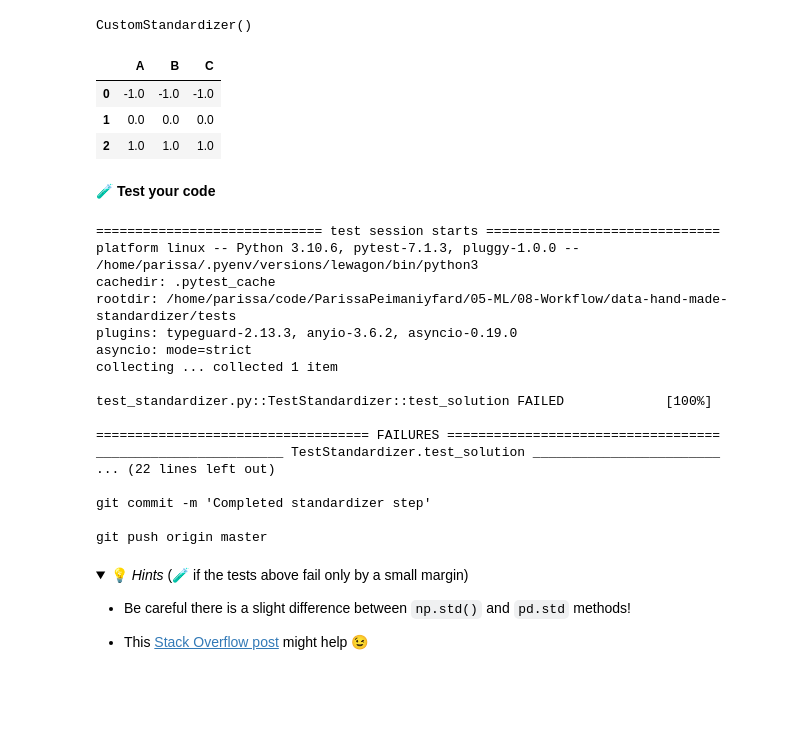
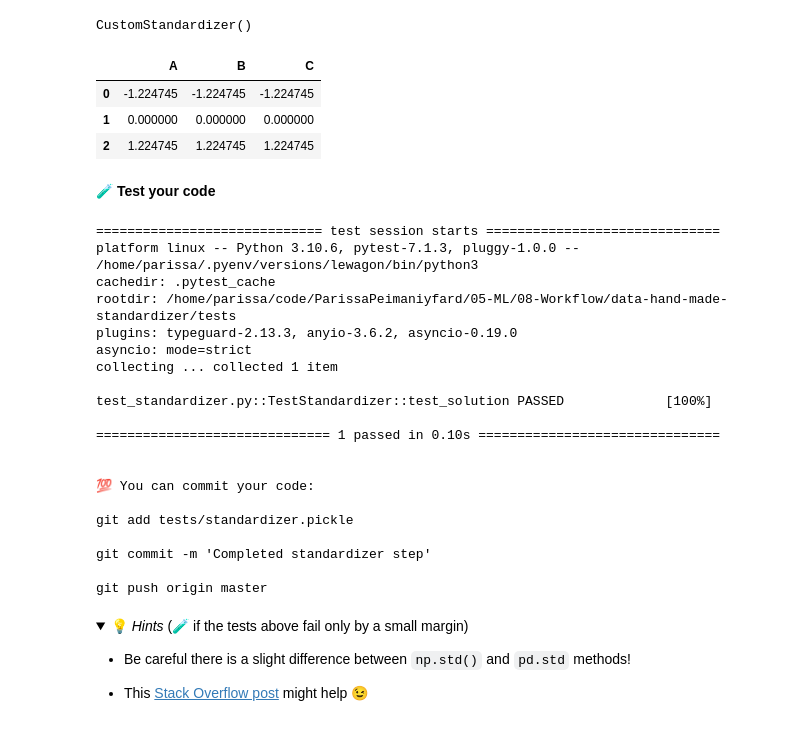
Before and after one commit to ParissaPeimaniyfard/data-hand-made-standardizer, a Jupyter notebook: 05-Hand-Made-Standardizer.ipynb, the cells around one changed output. Saved outputs shown, nothing was run; the diff lists cells and outputs as text; code cells hidden in the pictures; folded sections open; blank space fills up the shorter version.

Commit message:
Completed new_standardizer step

```diff
--- a/05-Hand-Made-Standardizer.ipynb
+++ b/05-Hand-Made-Standardizer.ipynb
@@ -160,6 +160,7 @@ class CustomStandardizer(TransformerMixin, BaseEstimator):
     def __init__(self):
         self.mean_per_col=None
         self.std_per_col= None
+        self.stan_value= None
 
     def fit(self, X, y=None):
         '''
@@ -167,12 +168,17 @@ class CustomStandardizer(TransformerMixin, BaseEstimator):
         ReturnS "self" to allow chaining fit and transform.
         '''
         self.mean_per_col= X.mean()
-        self.std_per_col= X.std()
+        self.std_per_col= X.std(ddof=0)
         return self
 
     def transform(self, X, y=None):
         stan_value=(X-self.mean_per_col)/self.std_per_col
+        self.stan_value= stan_value
         return stan_value
+
+    def inverse_transform(self, X_transfomed):
+        inv_value= (X_transfomed*self.std_per_col)+self.mean_per_col
+        return inv_value
 # %%
 #########################################
 # 2 - Fit the CustomStandardizer Class  #
@@ -185,14 +191,15 @@ CustomStandardizer()
 # %%
 #########################################
 # 3 - Transform                         #
 #########################################
 
-custom_standardizer.transform(X_train)
+X_train_scaled= custom_standardizer.transform(X_train)
+X_train_scaled
 # %% [output]
 |  | A | B | C |
-| 0 | -1.0 | -1.0 | -1.0 |
-| 1 | 0.0 | 0.0 | 0.0 |
-| 2 | 1.0 | 1.0 | 1.0 |
+| 0 | -1.224745 | -1.224745 | -1.224745 |
+| 1 | 0.000000 | 0.000000 | 0.000000 |
+| 2 | 1.224745 | 1.224745 | 1.224745 |
 # %% [markdown]
 🧪 **Test your code**
 # %%
@@ -219,11 +226,14 @@ plugins: typeguard-2.13.3, anyio-3.6.2, asyncio-0.19.0
 asyncio: mode=strict
 collecting ... collected 1 item
 
-test_standardizer.py::TestStandardizer::test_solution FAILED             [100%]
+test_standardizer.py::TestStandardizer::test_solution PASSED             [100%]
 
-=================================== FAILURES ===================================
-________________________ TestStandardizer.test_solution ________________________
-... (22 lines left out)
+============================== 1 passed in 0.10s ===============================
+
+
+💯 You can commit your code:
+
+git add tests/standardizer.pickle
 
 git commit -m 'Completed standardizer step'
 
```
Also changed, not shown: parts of 9 cells of this notebook, 1 other file.
